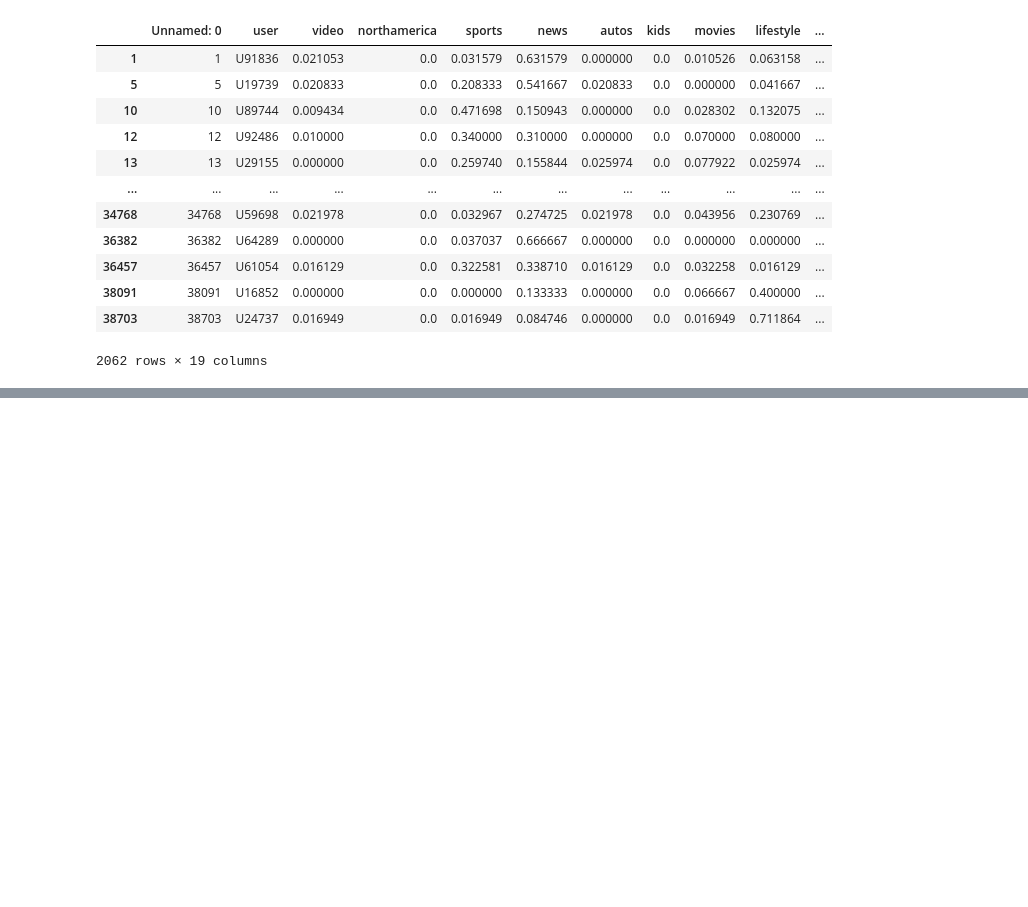
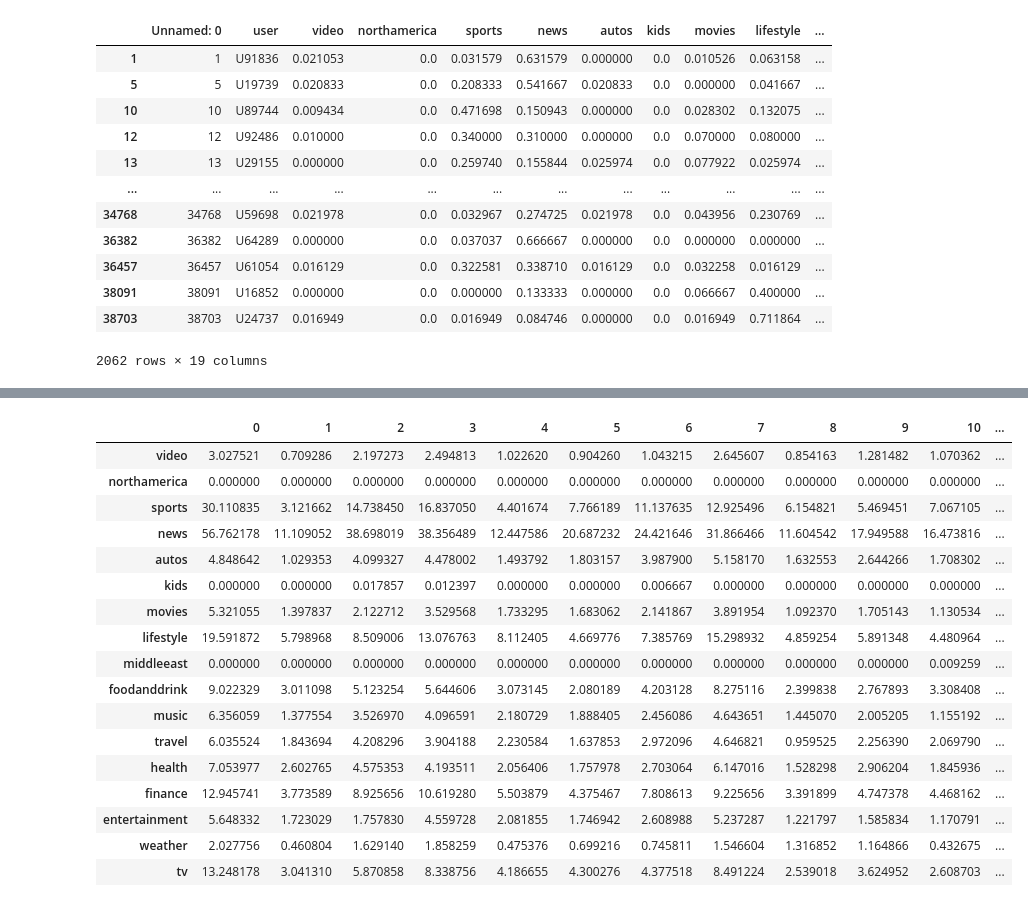
Before and after one commit to josh-oo/adapter-based-news-recommender, a Jupyter notebook: src/clustering/interpretation.ipynb, the cells around one changed output, grey strips where cells are left out. Saved outputs shown, nothing was run; the diff lists cells and outputs as text; code cells hidden in the pictures; blank space fills up the shorter version.

```diff
--- a/src/clustering/interpretation.ipynb
+++ b/src/clustering/interpretation.ipynb
@@ -132,0 +147,21 @@ for cluster in range(int(config['Clustering']['NoClusters'])):
+# %%
+freq_all
+# %% [output]
+|  | 0 | 1 | 2 | 3 | 4 | 5 | 6 | 7 | 8 | 9 | 10 | ... |
+| video | 3.027521 | 0.709286 | 2.197273 | 2.494813 | 1.022620 | 0.904260 | 1.043215 | 2.645607 | 0.854163 | 1.281482 | 1.070362 | ... |
+| northamerica | 0.000000 | 0.000000 | 0.000000 | 0.000000 | 0.000000 | 0.000000 | 0.000000 | 0.000000 | 0.000000 | 0.000000 | 0.000000 | ... |
+| sports | 30.110835 | 3.121662 | 14.738450 | 16.837050 | 4.401674 | 7.766189 | 11.137635 | 12.925496 | 6.154821 | 5.469451 | 7.067105 | ... |
+| news | 56.762178 | 11.109052 | 38.698019 | 38.356489 | 12.447586 | 20.687232 | 24.421646 | 31.866466 | 11.604542 | 17.949588 | 16.473816 | ... |
+| autos | 4.848642 | 1.029353 | 4.099327 | 4.478002 | 1.493792 | 1.803157 | 3.987900 | 5.158170 | 1.632553 | 2.644266 | 1.708302 | ... |
+| kids | 0.000000 | 0.000000 | 0.017857 | 0.012397 | 0.000000 | 0.000000 | 0.006667 | 0.000000 | 0.000000 | 0.000000 | 0.000000 | ... |
+| movies | 5.321055 | 1.397837 | 2.122712 | 3.529568 | 1.733295 | 1.683062 | 2.141867 | 3.891954 | 1.092370 | 1.705143 | 1.130534 | ... |
+| lifestyle | 19.591872 | 5.798968 | 8.509006 | 13.076763 | 8.112405 | 4.669776 | 7.385769 | 15.298932 | 4.859254 | 5.891348 | 4.480964 | ... |
+| middleeast | 0.000000 | 0.000000 | 0.000000 | 0.000000 | 0.000000 | 0.000000 | 0.000000 | 0.000000 | 0.000000 | 0.000000 | 0.009259 | ... |
+| foodanddrink | 9.022329 | 3.011098 | 5.123254 | 5.644606 | 3.073145 | 2.080189 | 4.203128 | 8.275116 | 2.399838 | 2.767893 | 3.308408 | ... |
+| music | 6.356059 | 1.377554 | 3.526970 | 4.096591 | 2.180729 | 1.888405 | 2.456086 | 4.643651 | 1.445070 | 2.005205 | 1.155192 | ... |
+| travel | 6.035524 | 1.843694 | 4.208296 | 3.904188 | 2.230584 | 1.637853 | 2.972096 | 4.646821 | 0.959525 | 2.256390 | 2.069790 | ... |
+| health | 7.053977 | 2.602765 | 4.575353 | 4.193511 | 2.056406 | 1.757978 | 2.703064 | 6.147016 | 1.528298 | 2.906204 | 1.845936 | ... |
+| finance | 12.945741 | 3.773589 | 8.925656 | 10.619280 | 5.503879 | 4.375467 | 7.808613 | 9.225656 | 3.391899 | 4.747378 | 4.468162 | ... |
+| entertainment | 5.648332 | 1.723029 | 1.757830 | 4.559728 | 2.081855 | 1.746942 | 2.608988 | 5.237287 | 1.221797 | 1.585834 | 1.170791 | ... |
+| weather | 2.027756 | 0.460804 | 1.629140 | 1.858259 | 0.475376 | 0.699216 | 0.745811 | 1.546604 | 1.316852 | 1.164866 | 0.432675 | ... |
+| tv | 13.248178 | 3.041310 | 5.870858 | 8.338756 | 4.186655 | 4.300276 | 4.377518 | 8.491224 | 2.539018 | 3.624952 | 2.608703 | ... |
```
Also changed, not shown: parts of 8 cells of this notebook, 1 other file.
